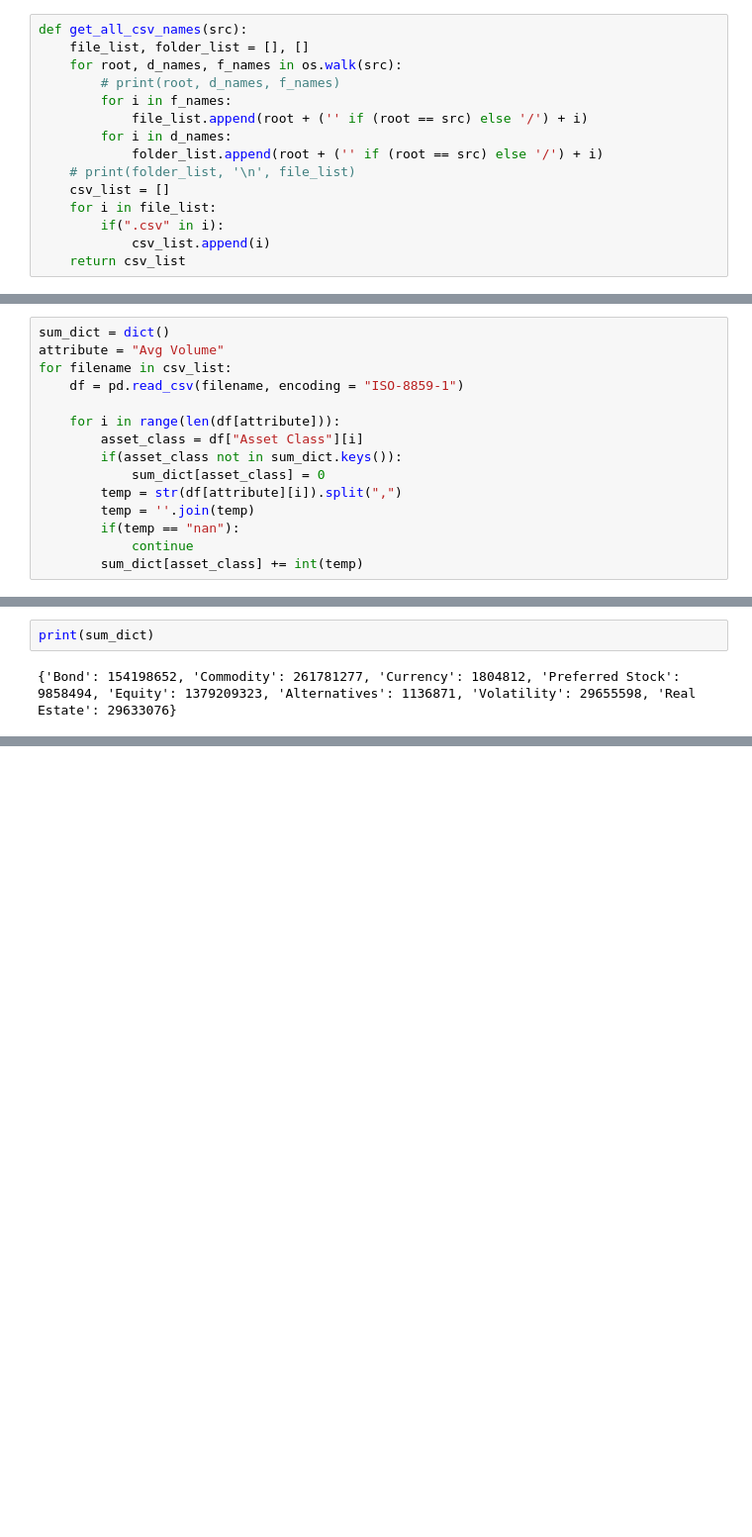
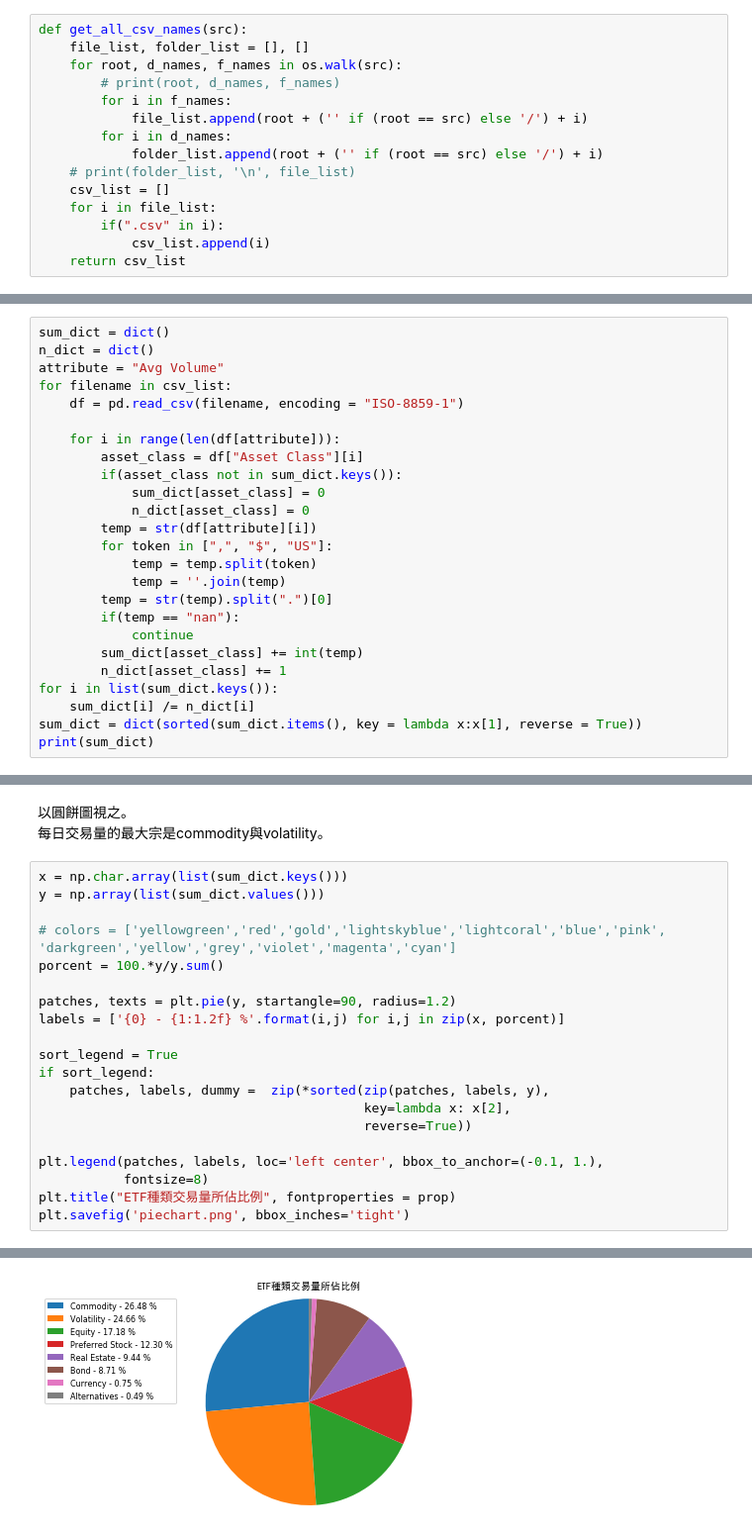
Before and after one commit to Nicetiesniceties/CSX_RPROJECT_SPRING2019, a Jupyter notebook: hw1/HW2, 3 Visualization, Insight, and Some Questions.ipynb, the cells around one changed output, grey strips where cells are left out. Shown at 99% size. Saved outputs shown, nothing was run; the diff lists cells and outputs as text; blank space fills up the shorter version.

```diff
--- a/hw1/HW2, 3 Visualization, Insight, and Some Questions.ipynb
+++ b/hw1/HW2, 3 Visualization, Insight, and Some Questions.ipynb
@@ -58,5 +121,6 @@ ETF_asset_types = ["Bond",
 # %%
 sum_dict = dict()
+n_dict = dict()
 attribute = "Avg Volume"
 for filename in csv_list:
     df = pd.read_csv(filename, encoding = "ISO-8859-1")
@@ -65,8 +129,17 @@ for filename in csv_list:
         asset_class = df["Asset Class"][i]
         if(asset_class not in sum_dict.keys()):
             sum_dict[asset_class] = 0
-        temp = str(df[attribute][i]).split(",")
-        temp = ''.join(temp)
+            n_dict[asset_class] = 0
+        temp = str(df[attribute][i])
+        for token in [",", "$", "US"]:
+            temp = temp.split(token)
+            temp = ''.join(temp)
+        temp = str(temp).split(".")[0]
         if(temp == "nan"):
             continue
         sum_dict[asset_class] += int(temp)
+        n_dict[asset_class] += 1
+for i in list(sum_dict.keys()):
+    sum_dict[i] /= n_dict[i]
+sum_dict = dict(sorted(sum_dict.items(), key = lambda x:x[1], reverse = True))
+print(sum_dict)
@@ -73,4 +148,24 @@ for filename in csv_list:
-# %%
-print(sum_dict)
-# %% [output]
-{'Bond': 154198652, 'Commodity': 261781277, 'Currency': 1804812, 'Preferred Stock': 9858494, 'Equity': 1379209323, 'Alternatives': 1136871, 'Volatility': 29655598, 'Real Estate': 29633076}
+# %% [markdown]
+以圓餅圖視之。<br/>
+每日交易量的最大宗是commodity與volatility。
+# %%
+x = np.char.array(list(sum_dict.keys()))
+y = np.array(list(sum_dict.values()))
+
+# colors = ['yellowgreen','red','gold','lightskyblue','lightcoral','blue','pink', 'darkgreen','yellow','grey','violet','magenta','cyan']
+porcent = 100.*y/y.sum()
+
+patches, texts = plt.pie(y, startangle=90, radius=1.2)
+labels = ['{0} - {1:1.2f} %'.format(i,j) for i,j in zip(x, porcent)]
+
+sort_legend = True
+if sort_legend:
+    patches, labels, dummy =  zip(*sorted(zip(patches, labels, y),
+                                          key=lambda x: x[2],
+                                          reverse=True))
+
+plt.legend(patches, labels, loc='left center', bbox_to_anchor=(-0.1, 1.),
+           fontsize=8)
+plt.title("ETF種類交易量所佔比例", fontproperties = prop)
+plt.savefig('piechart.png', bbox_inches='tight')
+# %% [output]
@@ -76,0 +184 @@ print(sum_dict)
+[figure, added]
```
Also changed, not shown: parts of 20 cells of this notebook, 1 other file.
